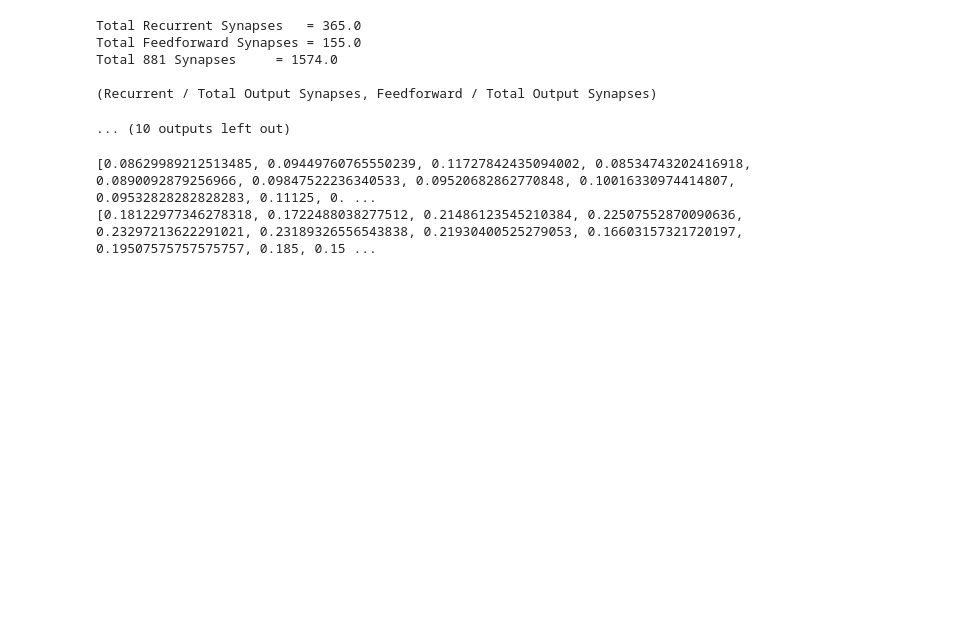
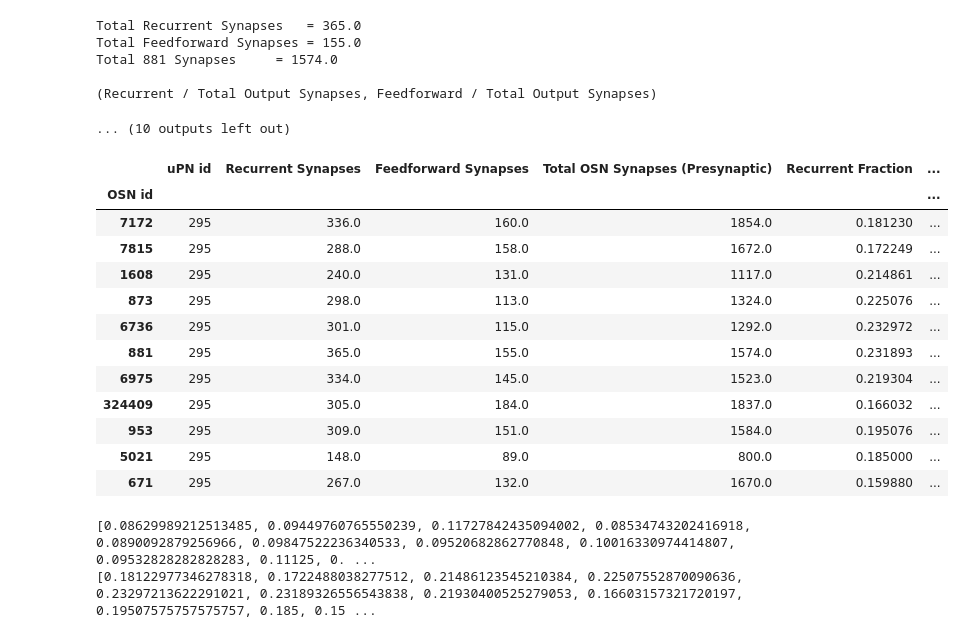
Before and after one commit to htem/aedes_public, a Jupyter notebook: synapse_proportion.ipynb, the cells around one changed output. Saved outputs shown, nothing was run; the diff lists cells and outputs as text; code cells hidden in the pictures; blank space fills up the shorter version.

```diff
--- a/synapse_proportion.ipynb
+++ b/synapse_proportion.ipynb
@@ -131,6 +132,22 @@ Total 881 Synapses     = 1574.0
 
 (Recurrent / Total Output Synapses, Feedforward / Total Output Synapses)
 ... (10 outputs left out)
+# %%
+MD1_OSNs
+# %% [output]
+|  | uPN id | Recurrent Synapses | Feedforward Synapses | Total OSN Synapses (Presynaptic) | Recurrent Fraction | ... |
+| OSN id |  |  |  |  |  | ... |
+| 7172 | 295 | 336.0 | 160.0 | 1854.0 | 0.181230 | ... |
+| 7815 | 295 | 288.0 | 158.0 | 1672.0 | 0.172249 | ... |
+| 1608 | 295 | 240.0 | 131.0 | 1117.0 | 0.214861 | ... |
+| 873 | 295 | 298.0 | 113.0 | 1324.0 | 0.225076 | ... |
+| 6736 | 295 | 301.0 | 115.0 | 1292.0 | 0.232972 | ... |
+| 881 | 295 | 365.0 | 155.0 | 1574.0 | 0.231893 | ... |
+| 6975 | 295 | 334.0 | 145.0 | 1523.0 | 0.219304 | ... |
+| 324409 | 295 | 305.0 | 184.0 | 1837.0 | 0.166032 | ... |
+| 953 | 295 | 309.0 | 151.0 | 1584.0 | 0.195076 | ... |
+| 5021 | 295 | 148.0 | 89.0 | 800.0 | 0.185000 | ... |
+| 671 | 295 | 267.0 | 132.0 | 1670.0 | 0.159880 | ... |
 # %%
 md1_feedforward=MD1_OSNs['Feedforward Fraction'].tolist()
 print(md1_feedforward)
```
Also changed, not shown: parts of 10 cells of this notebook.
